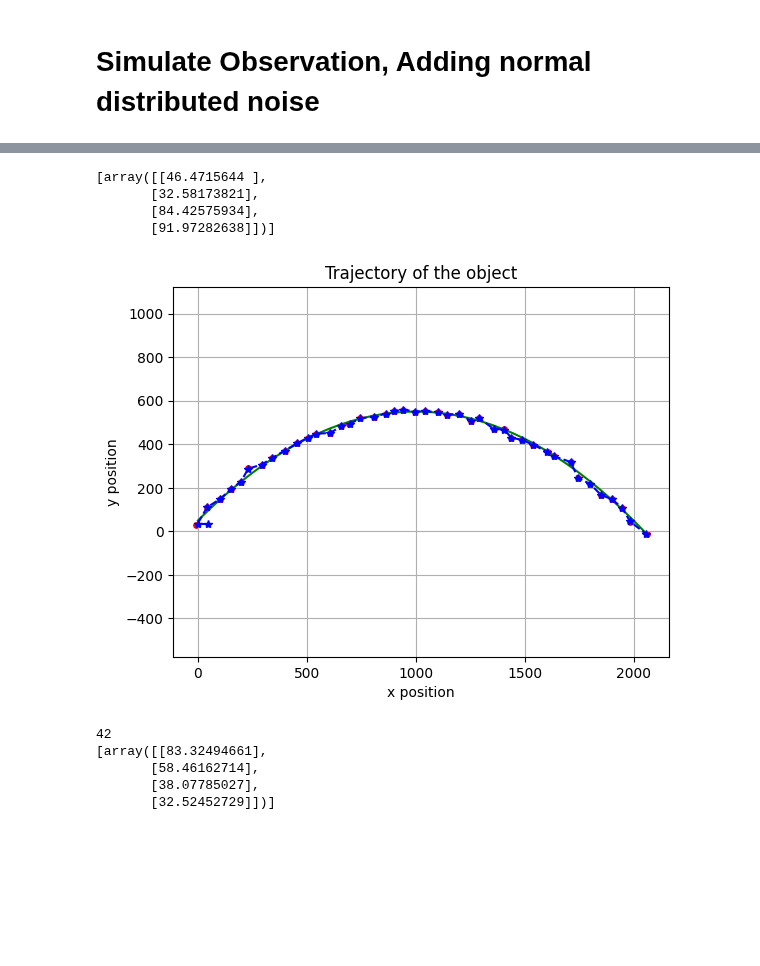
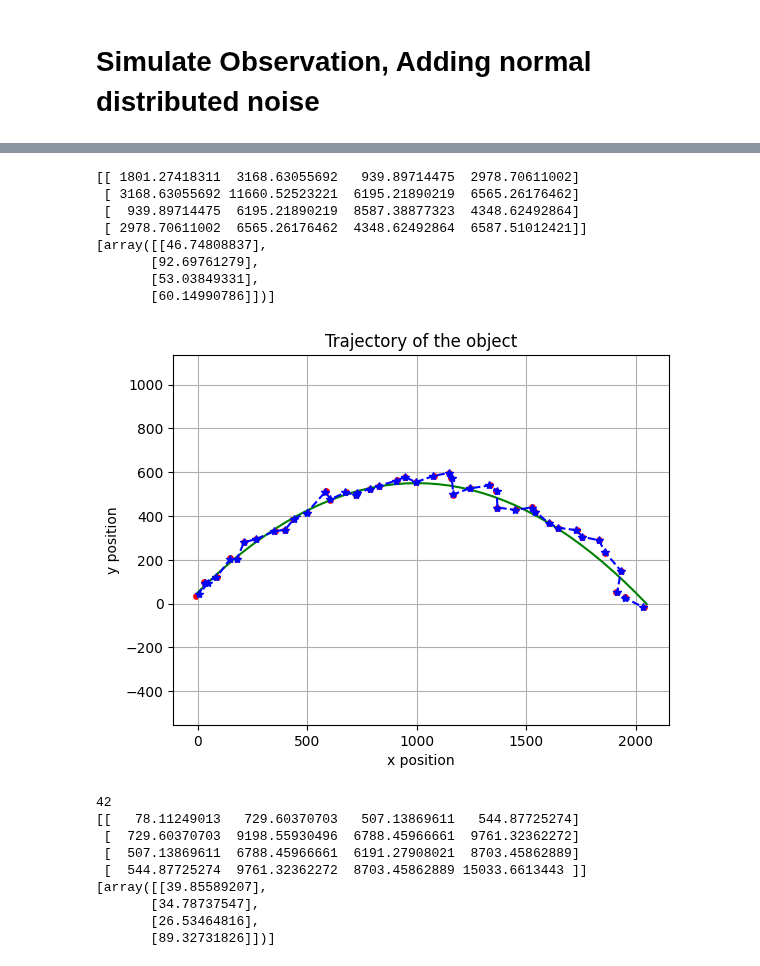
Before and after one commit to Horizon-42/particle_filter, a Jupyter notebook: kalman_filter.ipynb, the cells around one changed output, grey strips where cells are left out. Cells and saved outputs as stored; diff of their text form; code cells hidden in the pictures; blank space fills up the shorter version.

```diff
--- a/kalman_filter.ipynb
+++ b/kalman_filter.ipynb
@@ -60,8 +60,8 @@ action = np.array([0, -g, 0]).reshape((3,1))
 # %% [markdown]
 # Simulate Observation, Adding normal distributed noise
 # %%
-def random_cov(dim):
-    L = np.tri(np.random(dim, dim))
+def random_cov(dim, scale=100):
+    L = np.tril(np.random.rand(dim, dim))*scale
     cov = L@L.T
     return cov
 
@@ -73,6 +73,9 @@ def build_cov(var:list[float]):
 
 cov = build_cov([0.1,0.1])
 print(cov)
+
+rand_cov = random_cov(4)
+print(rand_cov)
 # %% [output]
 [[0.1 0. ]
  [0.  0.1]]
@@ -81,7 +88,7 @@ C = np.array([
     [1, 0, 0, 0],
     [0, 1, 0, 0]]
 )
-R = build_cov([100, 100])
+R = random_cov(2, 20)
 
 
 def simulate_observe(q):
@@ -108,7 +115,9 @@ class KalmanFilter:
         self.sigma = np.eye(4, dtype=float)
 
         self.action = action # constant for ball throwing
-        self.Q = build_cov([1000, 1000, 2000, 2000]) # constant for ball throwing
+        # self.Q = build_cov([1000, 1000, 2000, 2000]) # constant for ball throwing
+        self.Q = random_cov(4)
+        print(self.Q)
         self.R = R
         self.C = C
 
@@ -124,40 +133,48 @@ class KalmanFilter:
         if observe is None:
             self.mu = mu_
             self.sigma = sigma_
         else:
             # update
             # K = sigma_@self.C.T@np.linalg.inv(self.C@sigma_@self.C.T + self.R)
             K = np.linalg.solve( (self.C@sigma_@self.C.T + self.R).T, (sigma_@self.C.T).T ).T
             self.mu = mu_ + K@(observe - self.C@mu_)
             self.sigma = (np.eye(4) - K@self.C)@sigma_
 
         self.q_preds.append(self.mu)
         self.sgm_preds.append(self.sigma)
 
 kf = KalmanFilter()
 
 for o in o_list:
     kf.update(o)
 
 plot_throwing(np.array(q_list), np.array(o_list), np.array(kf.q_preds))
 
 # o_list[0:5] = [np.ones(shape=(2,1),dtype=float)*100]*5
 print(len(o_list))
 o_num = len(o_list)
 o_list[o_num//2:o_num//2+10] = [None]*10
 
 kf1 = KalmanFilter()
 for o in o_list:
     kf1.update(o)
 plot_throwing(np.array(q_list), np.array([o for o in o_list if o is not None]), np.array(kf1.q_preds))
 # %% [output]
-[array([[46.4715644 ],
-       [32.58173821],
-       [84.42575934],
-       [91.97282638]])]
+[[ 1801.27418311  3168.63055692   939.89714475  2978.70611002]
+ [ 3168.63055692 11660.52523221  6195.21890219  6565.26176462]
+ [  939.89714475  6195.21890219  8587.38877323  4348.62492864]
+ [ 2978.70611002  6565.26176462  4348.62492864  6587.51012421]]
+[array([[46.74808837],
+       [92.69761279],
+       [53.03849331],
+       [60.14990786]])]
-[figure, old version]
+[figure, new version]
 42
-[array([[83.32494661],
-       [58.46162714],
-       [38.07785027],
-       [32.52452729]])]
+[[   78.11249013   729.60370703   507.13869611   544.87725274]
+ [  729.60370703  9198.55930496  6788.45966661  9761.32362272]
+ [  507.13869611  6788.45966661  6191.27908021  8703.45862889]
+ [  544.87725274  9761.32362272  8703.45862889 15033.6613443 ]]
+[array([[39.85589207],
+       [34.78737547],
+       [26.53464816],
+       [89.32731826]])]
```
Also changed, not shown: parts of 3 cells of this notebook.
